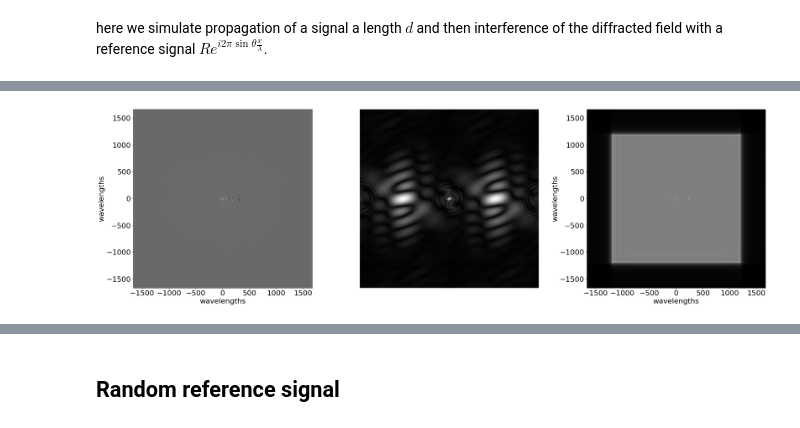
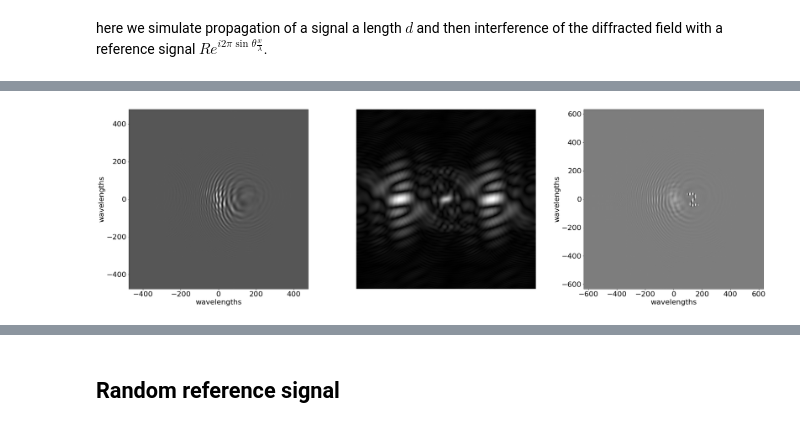
Before and after one commit to djbradyAtOpticalSciencesArizona/computationalImaging, a Jupyter notebook: waves/holography.ipynb, the cells around one changed output, grey strips where cells are left out. Saved outputs shown, nothing was run; the diff lists cells and outputs as text; code cells hidden in the pictures.

```diff
--- a/waves/holography.ipynb
+++ b/waves/holography.ipynb
@@ -40,12 +40,12 @@ def g(f,d,lam):
 # calculate the diffracted field for the 2d image f propagated a distance d with wavelength relative to the pixel pitch lam
 # d is in units of wavelengths, lam is the ratio of the wavelength to the sampling period. We assume lam<< 1
 #
-  zPad=np.int(np.abs(d*lam))
+  zPad=np.int(np.abs(d*lam)/4)
   inF=np.zeros(np.add(f.shape,[zPad,zPad])).astype('complex128')
   inF[np.int(inF.shape[0]/2-f.shape[0]/2):np.int(inF.shape[0]/2+f.shape[0]/2),np.int(inF.shape[0]/2-f.shape[0]/2):np.int(inF.shape[0]/2+f.shape[0]/2)]=f
   urange=np.linspace(-lam/2,lam/2,inF.shape[0])
   u,v = np.meshgrid(urange,urange)
-  g=np.fft.ifft2(np.fft.fft2(inF)*np.fft.fftshift(np.exp(1j *2* np.pi *(d/lam)*np.sqrt( 1 - u**2 - v**2))))
+  g=np.fft.ifft2(np.fft.fft2(inF)*np.fft.fftshift(np.exp(1j *2* np.pi *d*np.sqrt( 1 - u**2 - v**2))))
   return g
 # %% [markdown]
 #### training and validation images
@@ -67,28 +67,33 @@ plt.rcParams['figure.figsize'] = [35, 10]
 plt.rcParams.update({'font.size': 22})
 r=1
 N=512
-theta=np.pi/50
-lam=.3 # ratio of wavelength to the sampling period
-d=1000 # in units of wavelegnths
+theta=np.pi/25
+lam=.1 # ratio of wavelength to the sampling period
+d=10000 # in units of wavelegnths
 f=np.zeros([N,N])
 # insert the mnist image in the center of the field
 f[np.int(N/2-14):np.int(N/2+14),np.int(N/2-14):np.int(N/2+14)]=x_test[1036,:,:]
 q=g(f,d,lam)
-xrange=d/(lam*2)
+xrange=q.shape[0]/(lam*2)
 xR=np.linspace(-xrange,xrange,q.shape[0])
 xx, yy= np.meshgrid(xR,xR)
 holo=np.abs(q +r*np.exp(2*np.pi*1j*xx*np.sin(theta)))**2
 plt.subplot(1,3,1)
-plt.imshow(holo-r**2,extent=[-xrange,xrange,-xrange,xrange], cmap='gray', aspect='equal')
+holV=(holo-r**2)
+ss=holV.shape[0]
+plt.imshow(holV[np.int(3*ss/8):np.int(5*ss/8),np.int(3*ss/8):np.int(5*ss/8)],extent=[-xrange/8,xrange/8,-xrange/8,xrange/8 ],cmap='gray', aspect='equal')
 plt.xlabel('wavelengths')
 plt.ylabel('wavelengths')
 plt.subplot(1,3,2)
 plt.imshow(np.abs(np.fft.fftshift(np.fft.fft2(holo-r**2))),cmap='gray', aspect='equal')
 plt.axis('off')
 plt.subplot(1,3,3)
-plt.imshow(np.abs(g(holo,-d,lam)),extent=[-xrange,xrange,-xrange,xrange],cmap='gray', aspect='equal')
+recon=np.abs(g(holo,-d,lam))
+xrange=recon.shape[0]/(lam*2)
+ss=recon.shape[0]
+plt.imshow(recon[np.int(3*ss/8):np.int(5*ss/8),np.int(3*ss/8):np.int(5*ss/8)],extent=[-xrange/8,xrange/8,-xrange/8,xrange/8],cmap='gray', aspect='equal')
 plt.xlabel('wavelengths')
 plt.ylabel('wavelengths')
 plt.savefig('leithHologram.pdf')
-files.download('leithHologram.pdf')
+#files.download('leithHologram.pdf')
 # %% [output]
@@ -97,4 +100,4 @@ files.download('leithHologram.pdf')
-[figure, old version]
+[figure, new version]
 # %%
 plt.rcParams['figure.figsize'] = [20, 10]
 plt.subplot(1,2,1)
```
Also changed, not shown: parts of 1 cell of this notebook.
